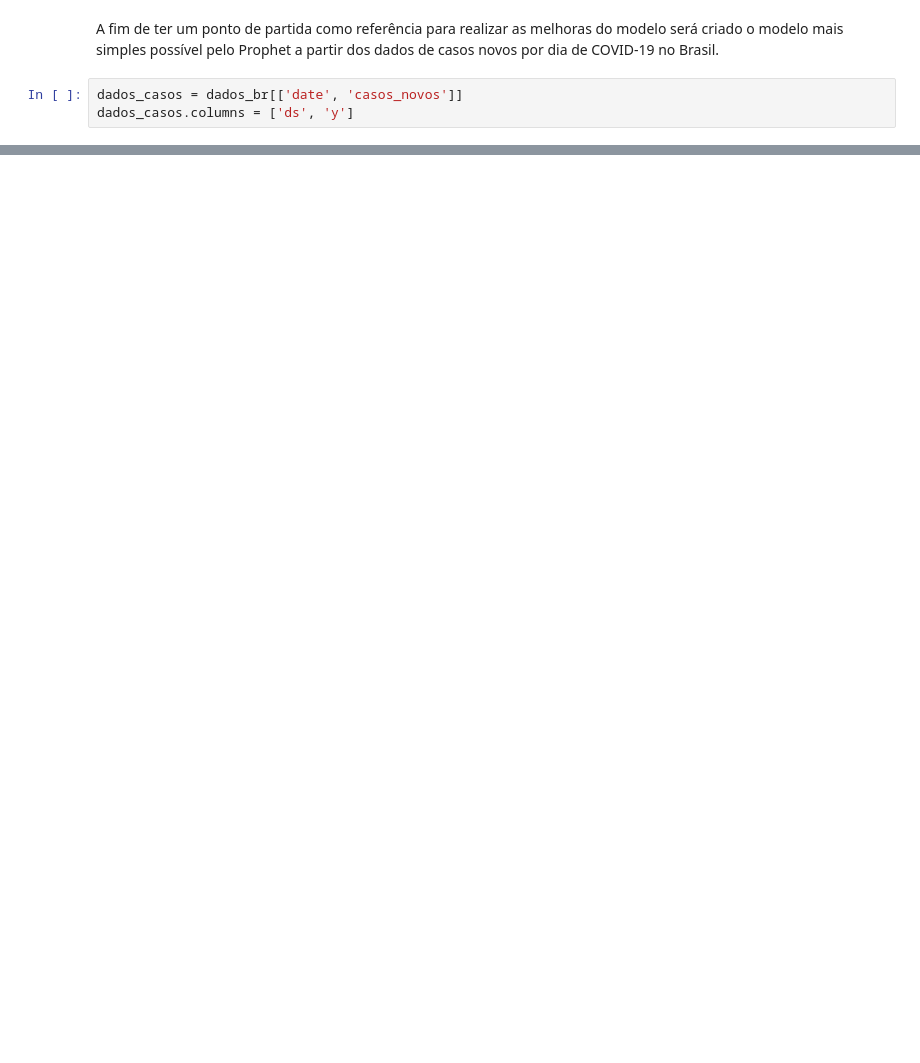
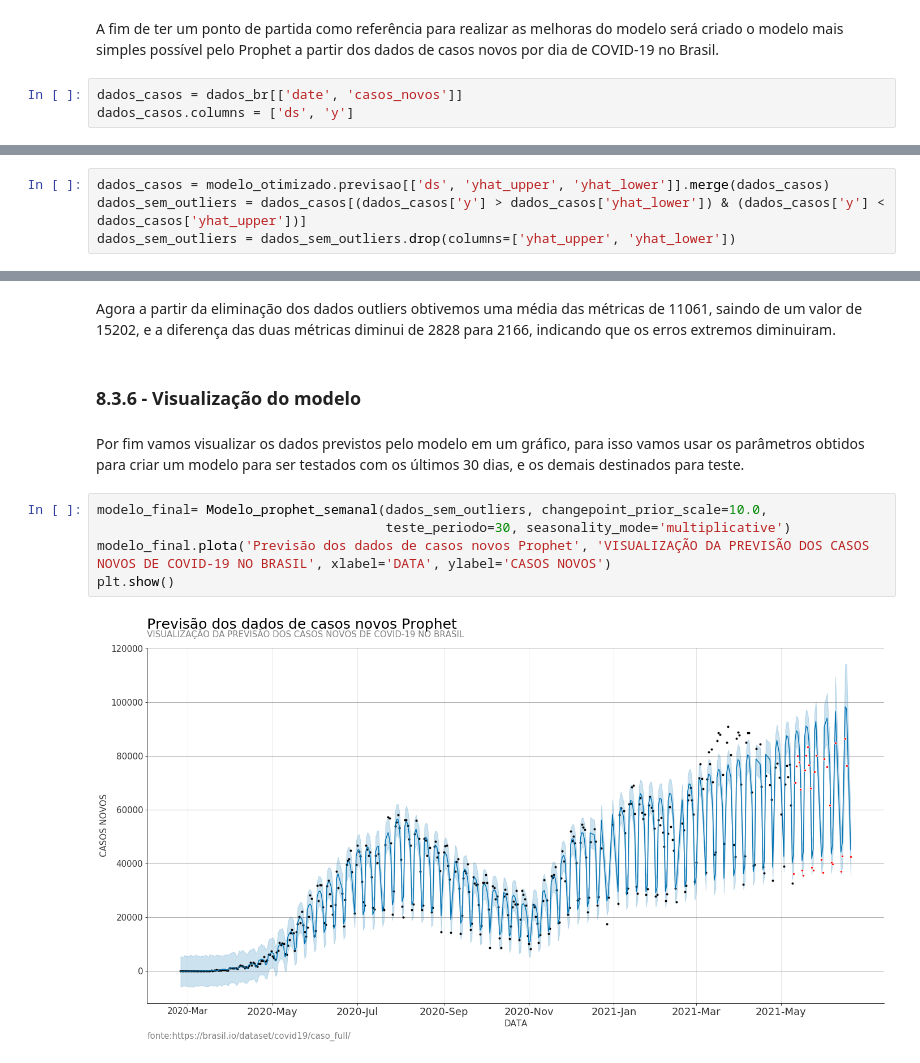
Before and after one commit to PedroHCAlmeida/analise_temporal_COVID_Brasil, a Jupyter notebook: notebooks/Analise_final.ipynb, the cells around one changed output, grey strips where cells are left out. Saved outputs shown, nothing was run; the diff lists cells and outputs as text; blank space fills up the shorter version.

```diff
--- a/notebooks/Analise_final.ipynb
+++ b/notebooks/Analise_final.ipynb
@@ -418,0 +413,4 @@ Name: media, dtype: object
+# %%
+dados_casos = modelo_otimizado.previsao[['ds', 'yhat_upper', 'yhat_lower']].merge(dados_casos)
+dados_sem_outliers = dados_casos[(dados_casos['y'] > dados_casos['yhat_lower']) & (dados_casos['y'] < dados_casos['yhat_upper'])]
+dados_sem_outliers = dados_sem_outliers.drop(columns=['yhat_upper', 'yhat_lower'])
@@ -418,0 +440,13 @@ Name: media, dtype: object
+# %% [markdown]
+Agora a partir da eliminação dos dados outliers obtivemos uma média das métricas de 11061, saindo de um valor de 15202, e a diferença das duas métricas diminui de 2828 para 2166, indicando que os erros extremos diminuiram.
+# %% [markdown]
+### 8.3.6 - Visualização do modelo
+# %% [markdown]
+Por fim vamos visualizar os dados previstos pelo modelo em um gráfico, para isso vamos usar os parâmetros obtidos para criar um modelo para ser testados com os últimos 30 dias, e os demais destinados para teste.
+# %%
+modelo_final= Modelo_prophet_semanal(dados_sem_outliers, changepoint_prior_scale=10.0,
+                                     teste_periodo=30, seasonality_mode='multiplicative')
+modelo_final.plota('Previsão dos dados de casos novos Prophet', 'VISUALIZAÇÃO DA PREVISÃO DOS CASOS NOVOS DE COVID-19 NO BRASIL', xlabel='DATA', ylabel='CASOS NOVOS')
+plt.show()
+# %% [output]
+[figure, added]
```
Also changed, not shown: parts of 54 cells of this notebook, 2 other files.
